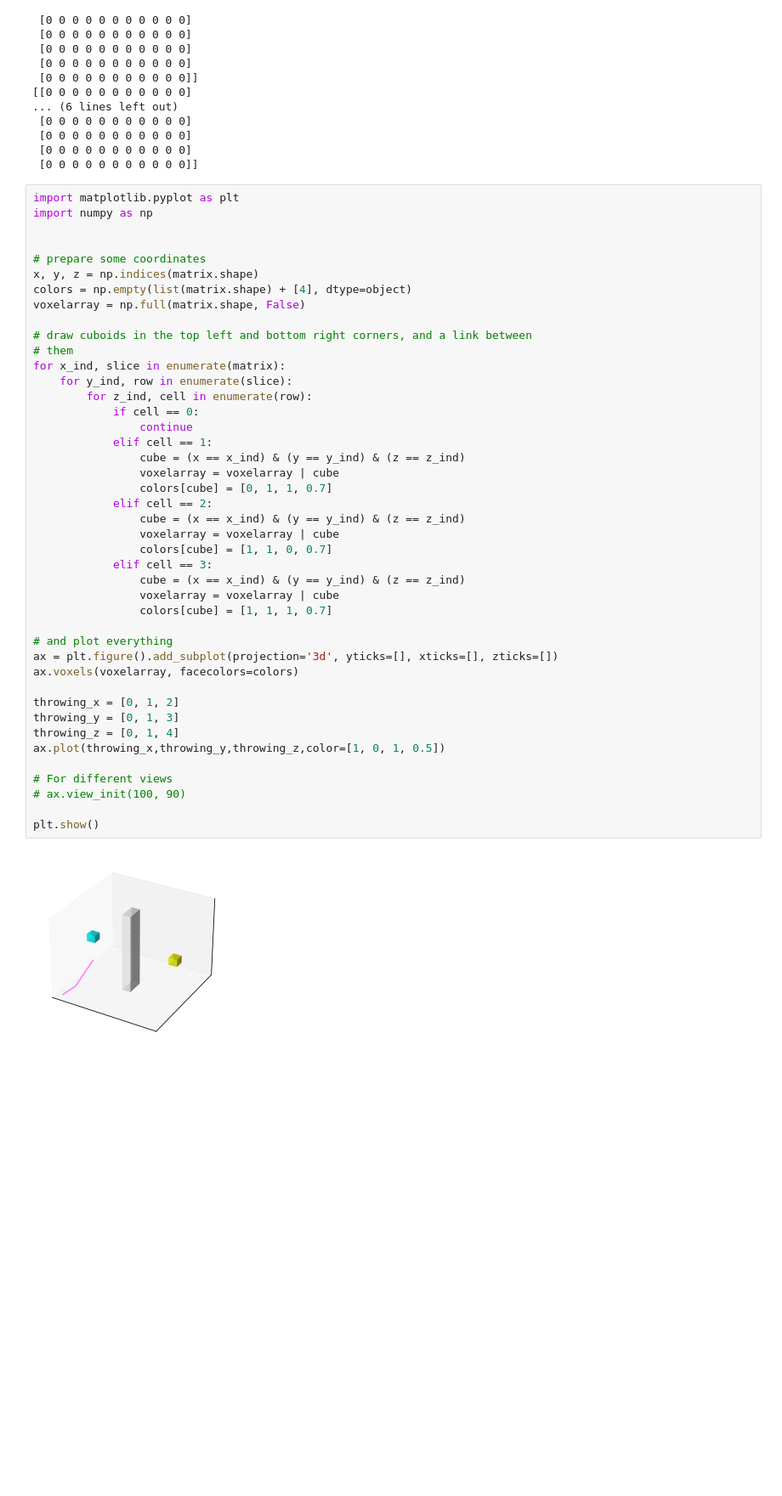
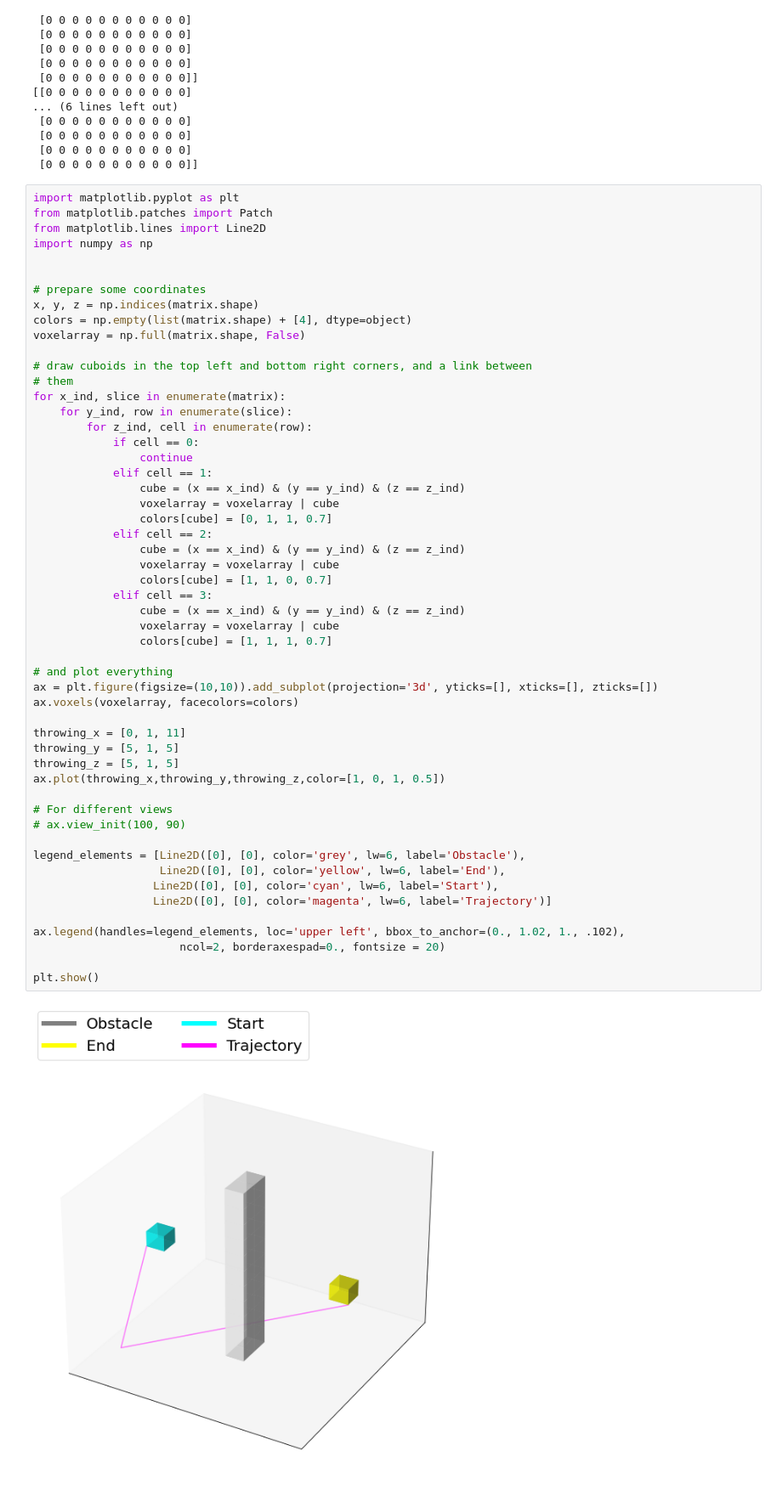
Before and after one commit to JakobUniver/algorithmics_3D_maze, a Jupyter notebook: MainCode.ipynb, the cells around one changed output. Shown: that part at 85% size. Saved outputs shown, nothing was run; the diff lists cells and outputs as text; blank space fills up the shorter version.

Commit message:
Legend and size adjustments

```diff
--- a/MainCode.ipynb
+++ b/MainCode.ipynb
@@ -34,6 +34,8 @@ print(matrix[10])
  [0 0 0 0 0 0 0 0 0 0 0]]
 # %%
 import matplotlib.pyplot as plt
+from matplotlib.patches import Patch
+from matplotlib.lines import Line2D
 import numpy as np
 
 
@@ -45,35 +47,43 @@ voxelarray = np.full(matrix.shape, False)
 # draw cuboids in the top left and bottom right corners, and a link between
 # them
 for x_ind, slice in enumerate(matrix):
     for y_ind, row in enumerate(slice):
         for z_ind, cell in enumerate(row):
             if cell == 0:
                 continue
             elif cell == 1:
                 cube = (x == x_ind) & (y == y_ind) & (z == z_ind)
                 voxelarray = voxelarray | cube
                 colors[cube] = [0, 1, 1, 0.7]
             elif cell == 2:
                 cube = (x == x_ind) & (y == y_ind) & (z == z_ind)
                 voxelarray = voxelarray | cube
                 colors[cube] = [1, 1, 0, 0.7]
             elif cell == 3:
                 cube = (x == x_ind) & (y == y_ind) & (z == z_ind)
                 voxelarray = voxelarray | cube
                 colors[cube] = [1, 1, 1, 0.7]
 
 # and plot everything
-ax = plt.figure().add_subplot(projection='3d', yticks=[], xticks=[], zticks=[])
+ax = plt.figure(figsize=(10,10)).add_subplot(projection='3d', yticks=[], xticks=[], zticks=[])
 ax.voxels(voxelarray, facecolors=colors)
 
-throwing_x = [0, 1, 2]
-throwing_y = [0, 1, 3]
-throwing_z = [0, 1, 4]
+throwing_x = [0, 1, 11]
+throwing_y = [5, 1, 5]
+throwing_z = [5, 1, 5]
 ax.plot(throwing_x,throwing_y,throwing_z,color=[1, 0, 1, 0.5])
 
 # For different views
 # ax.view_init(100, 90)
 
+legend_elements = [Line2D([0], [0], color='grey', lw=6, label='Obstacle'),
+                   Line2D([0], [0], color='yellow', lw=6, label='End'),
+                  Line2D([0], [0], color='cyan', lw=6, label='Start'),
+                  Line2D([0], [0], color='magenta', lw=6, label='Trajectory')]
+
+ax.legend(handles=legend_elements, loc='upper left', bbox_to_anchor=(0., 1.02, 1., .102),
+                      ncol=2, borderaxespad=0., fontsize = 20)
+
 plt.show()
 # %% [output]
-[figure, old version]
+[figure, new version]
```
